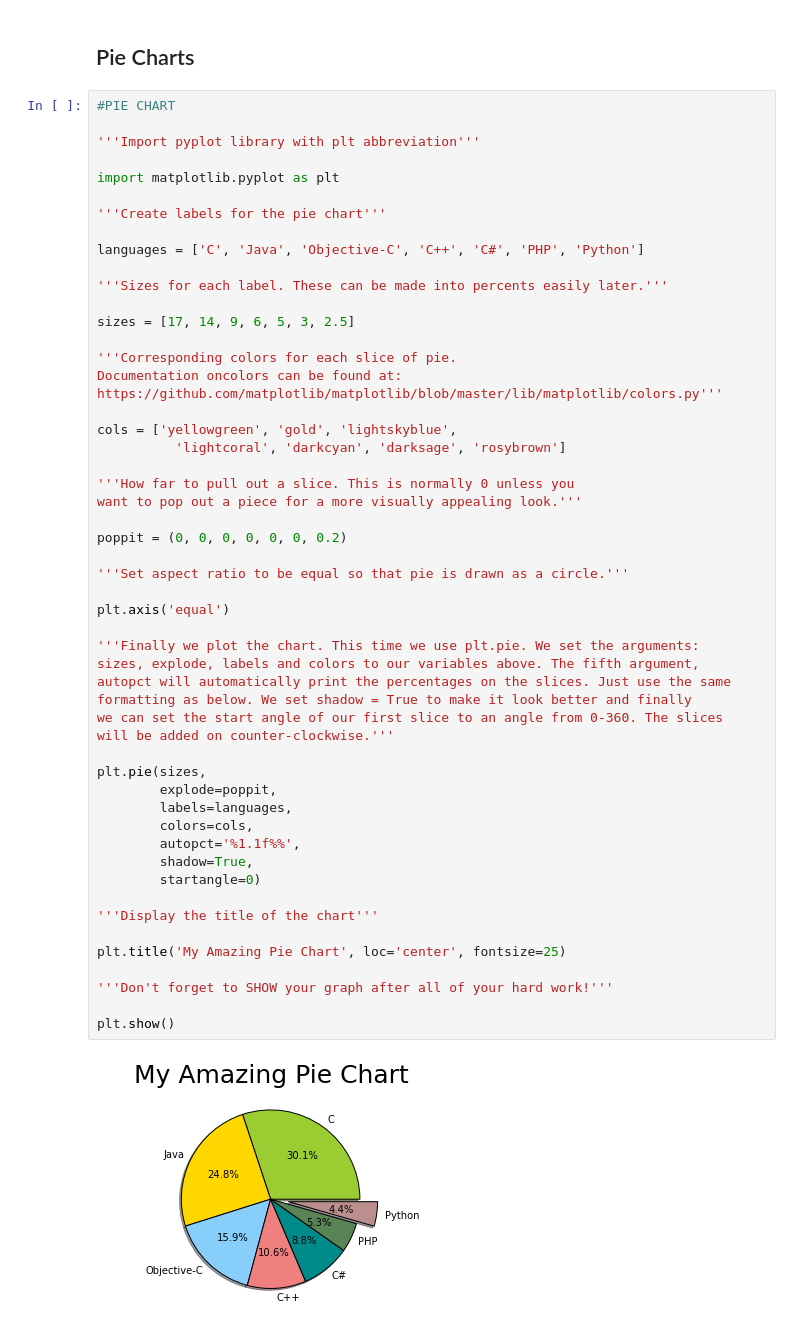
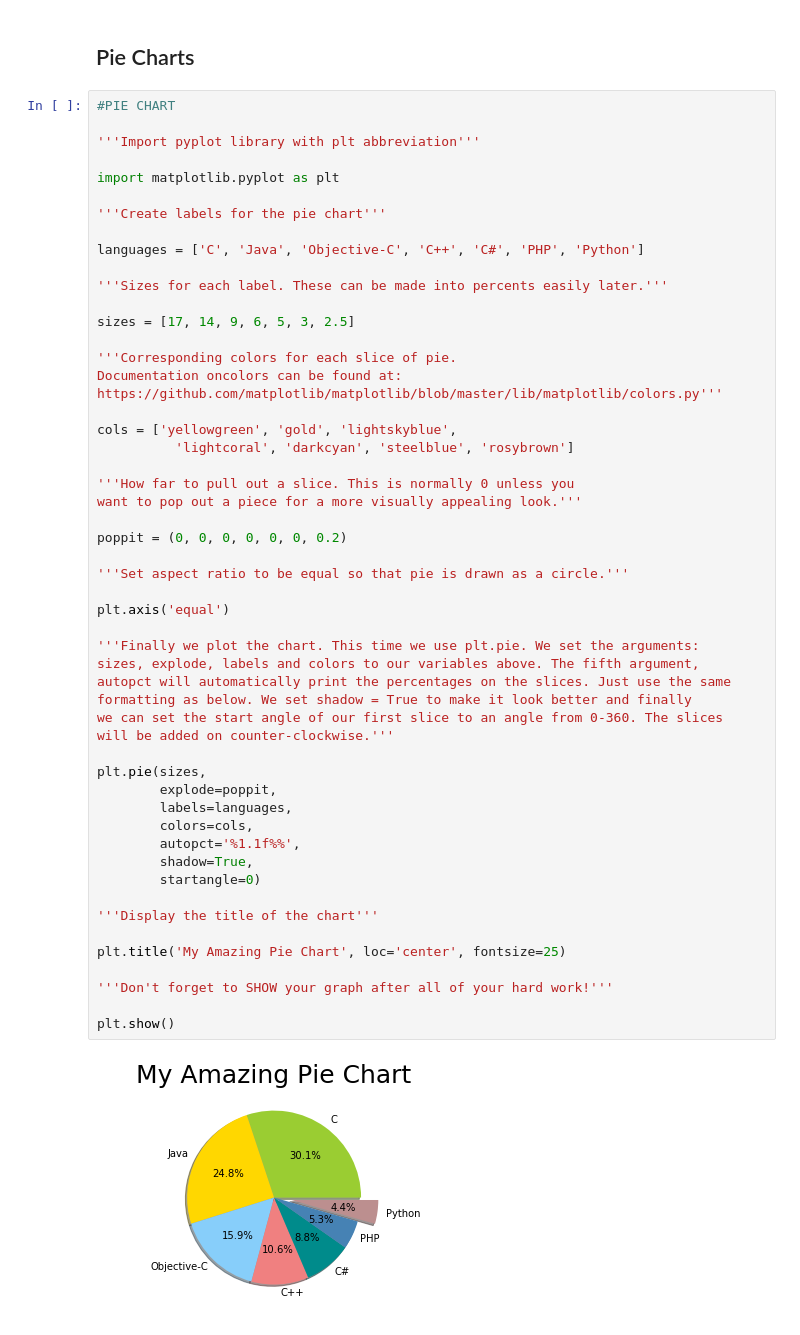
Before and after one commit to hermonm/Hermons_Book_of_Python, a Jupyter notebook: Chapter12.ipynb, the cells around one changed output. Drawn from its saved outputs; the diff is of its cells as text.

```diff
--- a/Chapter12.ipynb
+++ b/Chapter12.ipynb
@@ -289,41 +289,41 @@ Documentation oncolors can be found at:
 https://github.com/matplotlib/matplotlib/blob/master/lib/matplotlib/colors.py'''
 
 cols = ['yellowgreen', 'gold', 'lightskyblue',
-          'lightcoral', 'darkcyan', 'darksage', 'rosybrown']
+          'lightcoral', 'darkcyan', 'steelblue', 'rosybrown']
 
 '''How far to pull out a slice. This is normally 0 unless you
 want to pop out a piece for a more visually appealing look.'''
 
 poppit = (0, 0, 0, 0, 0, 0, 0.2)
 
 '''Set aspect ratio to be equal so that pie is drawn as a circle.'''
 
 plt.axis('equal')
 
 '''Finally we plot the chart. This time we use plt.pie. We set the arguments:
 sizes, explode, labels and colors to our variables above. The fifth argument,
 autopct will automatically print the percentages on the slices. Just use the same
 formatting as below. We set shadow = True to make it look better and finally
 we can set the start angle of our first slice to an angle from 0-360. The slices
 will be added on counter-clockwise.'''
 
 plt.pie(sizes,
         explode=poppit,
         labels=languages,
         colors=cols,
         autopct='%1.1f%%',
         shadow=True,
         startangle=0)
 
 '''Display the title of the chart'''
 
 plt.title('My Amazing Pie Chart', loc='center', fontsize=25)
 
 '''Don't forget to SHOW your graph after all of your hard work!'''
 
 plt.show()
 # %% [output]
-[figure, old version]
+[figure, new version]
 # %% [markdown]
 <table style="background-color: #FFFFFF; border: 1px solid #000000; width: 100%; padding: 2px;">
 <tr style="background-color: #00FF00;">
```
Also changed, not shown: parts of 3 cells of this notebook, 3 other files.
